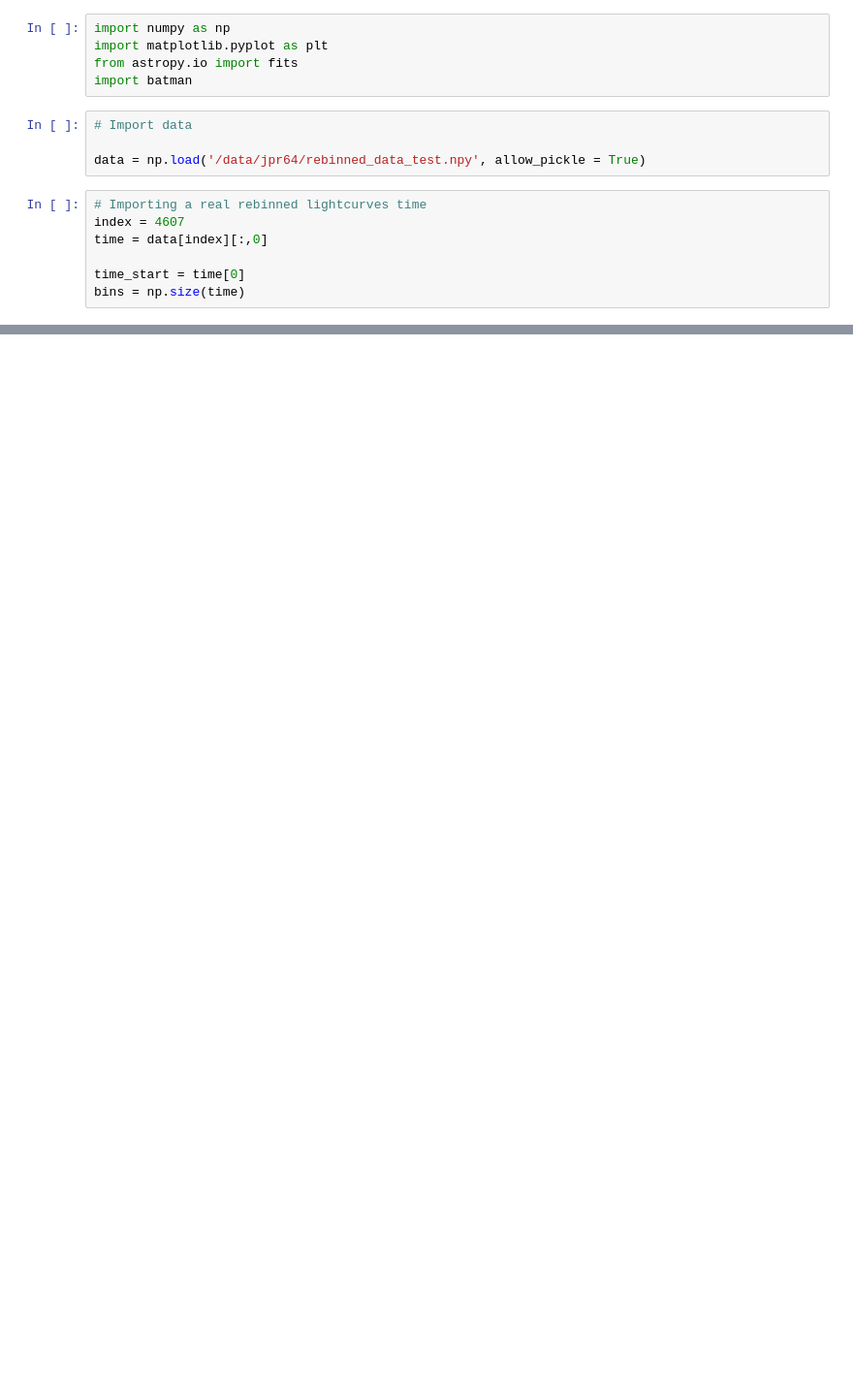
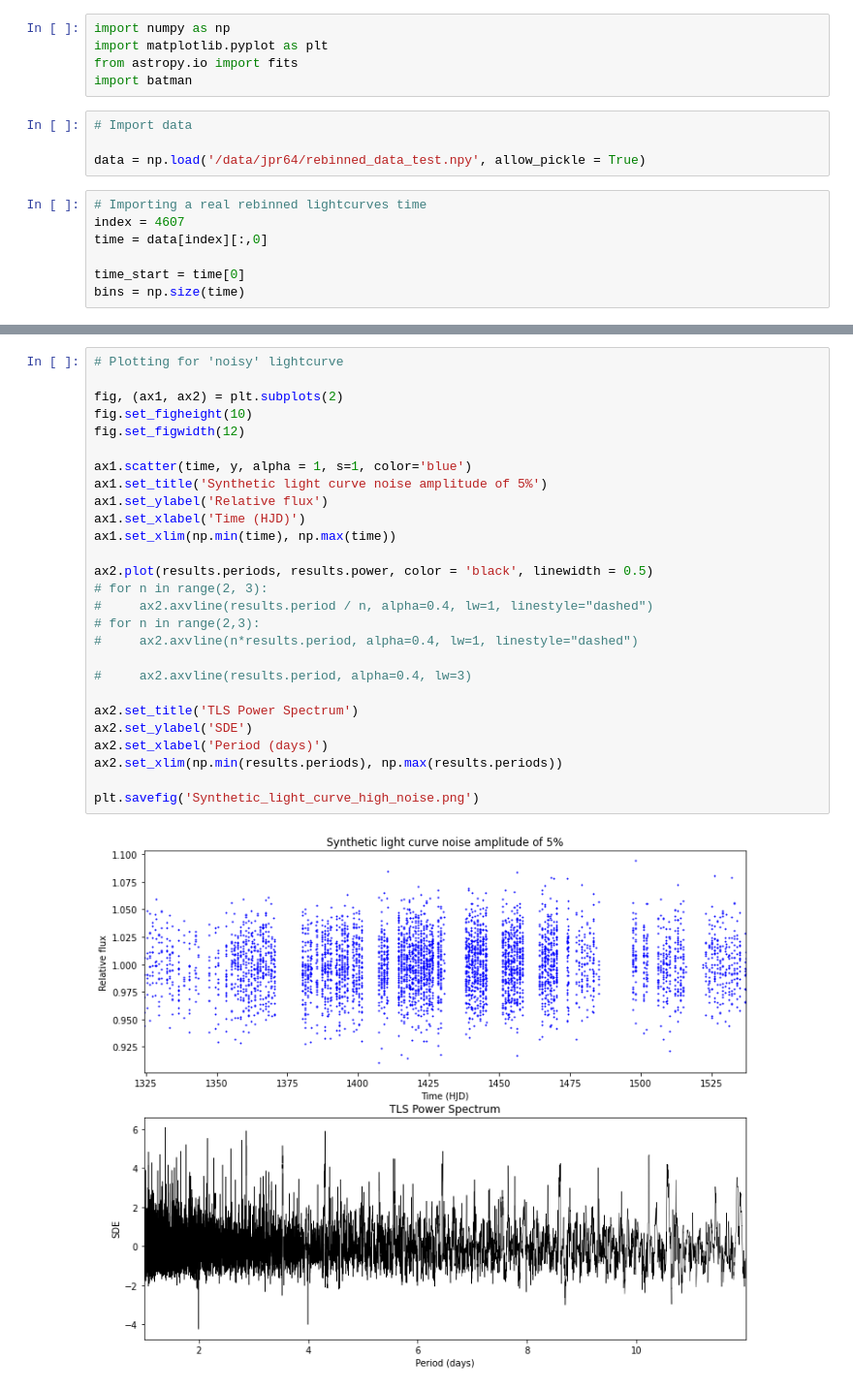
Before and after one commit to JakePaulRose/Orion, a Jupyter notebook: Synthetic light curve maker.ipynb, the cells around one changed output, grey strips where cells are left out. Shown: that part at 97% size. Cells and saved outputs as stored; diff of their text form; blank space fills up the shorter version.

```diff
--- a/Synthetic light curve maker.ipynb
+++ b/Synthetic light curve maker.ipynb
@@ -79,0 +80,29 @@ plt.ylabel('Relative flux');
+# %%
+# Plotting for 'noisy' lightcurve
+
+fig, (ax1, ax2) = plt.subplots(2)
+fig.set_figheight(10)
+fig.set_figwidth(12)
+
+ax1.scatter(time, y, alpha = 1, s=1, color='blue')
+ax1.set_title('Synthetic light curve noise amplitude of 5%')
+ax1.set_ylabel('Relative flux')
+ax1.set_xlabel('Time (HJD)')
+ax1.set_xlim(np.min(time), np.max(time))
+
+ax2.plot(results.periods, results.power, color = 'black', linewidth = 0.5)
+# for n in range(2, 3):
+#     ax2.axvline(results.period / n, alpha=0.4, lw=1, linestyle="dashed")
+# for n in range(2,3):
+#     ax2.axvline(n*results.period, alpha=0.4, lw=1, linestyle="dashed")
+
+#     ax2.axvline(results.period, alpha=0.4, lw=3)
+
+ax2.set_title('TLS Power Spectrum')
+ax2.set_ylabel('SDE')
+ax2.set_xlabel('Period (days)')
+ax2.set_xlim(np.min(results.periods), np.max(results.periods))
+
+plt.savefig('Synthetic_light_curve_high_noise.png')
+# %% [output]
+[figure, added]
```
Also changed, not shown: parts of 7 cells of this notebook, 13 other files.
